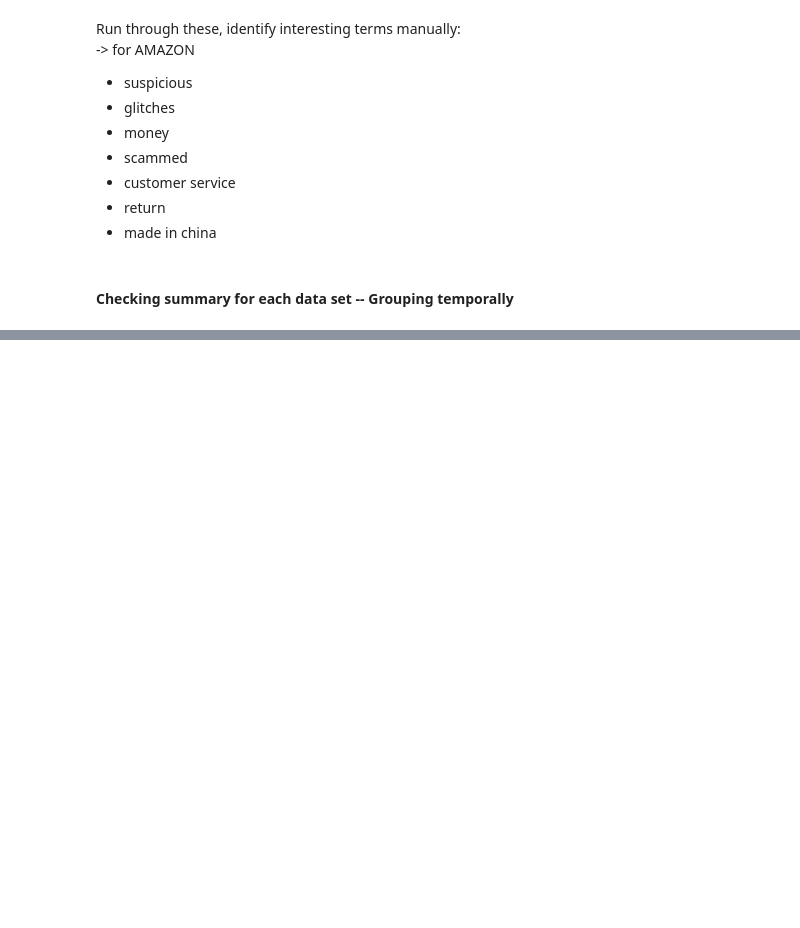
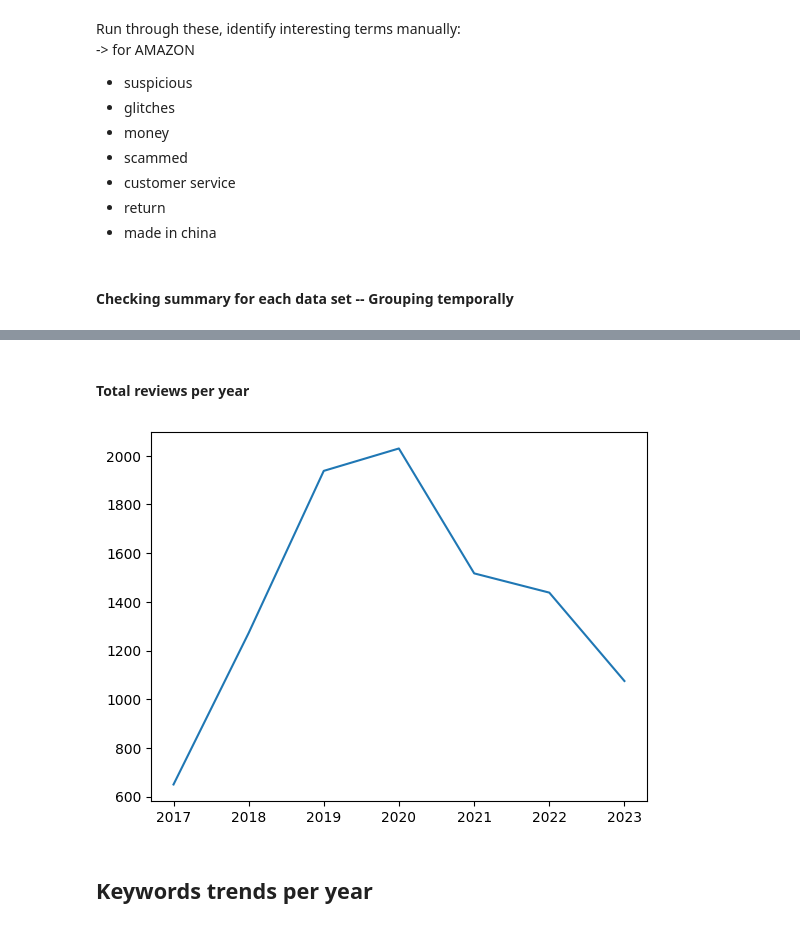
Before and after one commit to jonasT911/MobileComputingProject, a Jupyter notebook: analysis/keyword_analysis.ipynb, the cells around one changed output, grey strips where cells are left out. Saved outputs shown, nothing was run; the diff lists cells and outputs as text; code cells hidden in the pictures; blank space fills up the shorter version.

Commit message:
Added keyword trajectory

```diff
--- a/analysis/keyword_analysis.ipynb
+++ b/analysis/keyword_analysis.ipynb
@@ -331,0 +311,5 @@ plt.show()  # display
+# %%
+df = current_set.copy()
+df['Date'] = pd.to_datetime(df["Date"].dt.strftime('%Y'))
+df_year_stats = (df.groupby(['Date'])).count()
+print(df_year_stats)
@@ -331,0 +326,13 @@ plt.show()  # display
+# %% [markdown]
+#### Total reviews per year
+# %%
+
+x =  list(df_year_stats.index)
+y = list(df_year_stats['Content'])
+
+plt.plot(x, y)  # Plot the chart
+plt.show()  # display
+# %% [output]
+[figure, added]
+# %% [markdown]
+## Keywords trends per year
```
Also changed, not shown: parts of 19 cells of this notebook.
